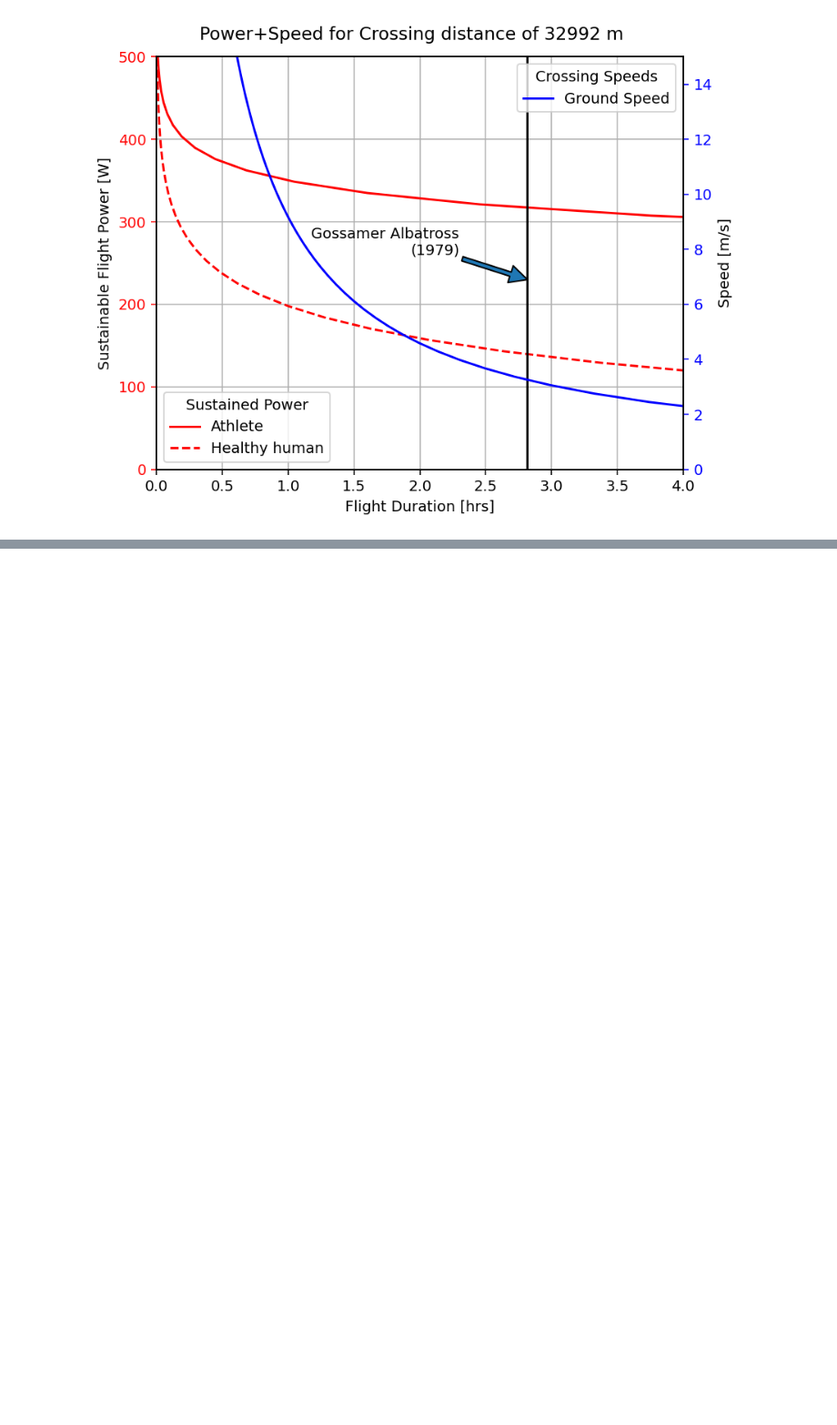
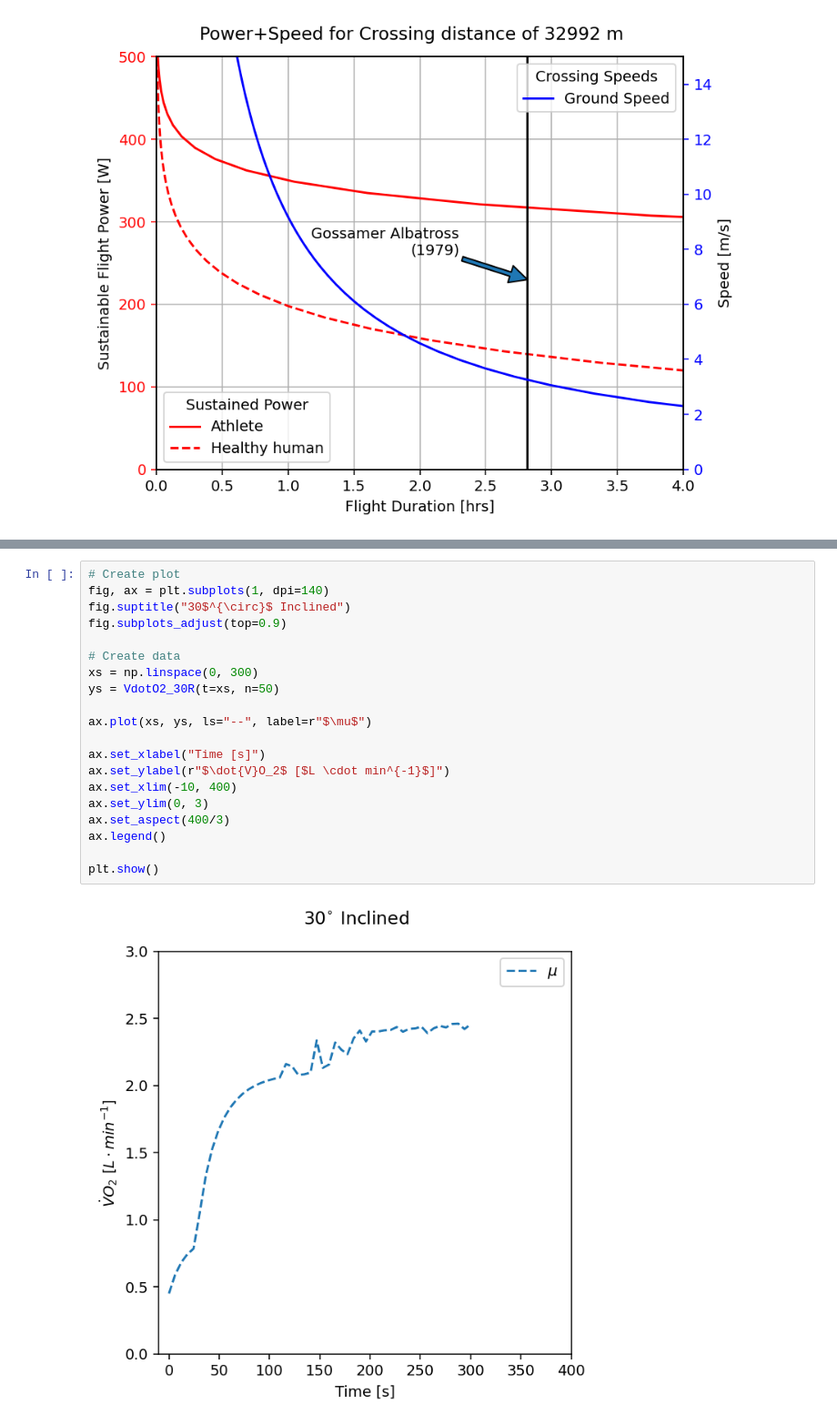
Before and after one commit to yaseen157/carpy, a Jupyter notebook: docs/source/user/Channel Crosser HPA/Sustained Power Modelling.ipynb, the cells around one changed output, grey strips where cells are left out. Shown at 91% size. Cells and saved outputs as stored; diff of their text form; blank space fills up the shorter version.

```diff
--- a/docs/source/user/Channel Crosser HPA/Sustained Power Modelling.ipynb
+++ b/docs/source/user/Channel Crosser HPA/Sustained Power Modelling.ipynb
@@ -207,0 +283,22 @@ plt.show()
+# %%
+# Create plot
+fig, ax = plt.subplots(1, dpi=140)
+fig.suptitle("30$^{\circ}$ Inclined")
+fig.subplots_adjust(top=0.9)
+
+# Create data
+xs = np.linspace(0, 300)
+ys = VdotO2_30R(t=xs, n=50)
+
+ax.plot(xs, ys, ls="--", label=r"$\mu$")
+
+ax.set_xlabel("Time [s]")
+ax.set_ylabel(r"$\dot{V}O_2$ [$L \cdot min^{-1}$]")
+ax.set_xlim(-10, 400)
+ax.set_ylim(0, 3)
+ax.set_aspect(400/3)
+ax.legend()
+
+plt.show()
+# %% [output]
+[figure, added]
```
Also changed, not shown: parts of 4 cells of this notebook, 6 other files.
